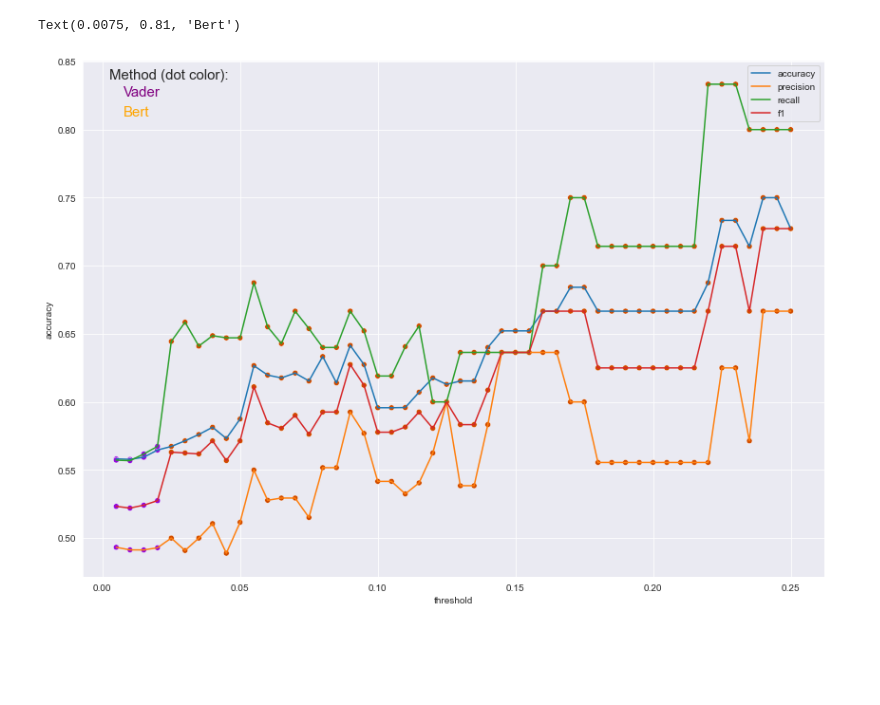
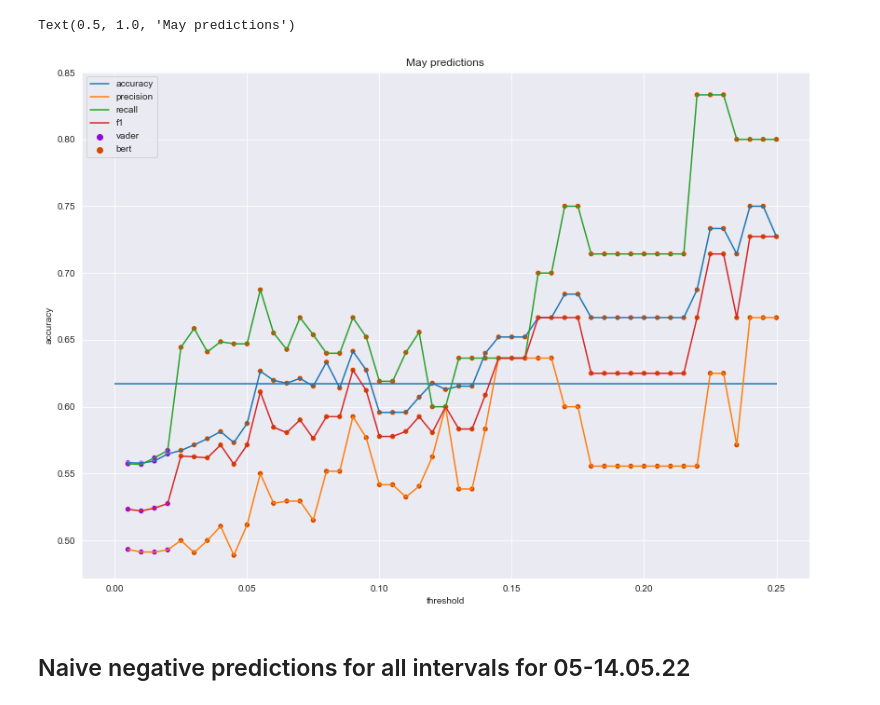
Before and after one commit to jzmujdzin/luna-nlp-paper, a Jupyter notebook: notebooks/threshold_analysis.ipynb, the cells around one changed output. Cells and saved outputs as stored; diff of their text form; code cells hidden in the pictures; blank space fills up the shorter version.

Commit message:
add naive prediction analysis for may

```diff
--- a/notebooks/threshold_analysis.ipynb
+++ b/notebooks/threshold_analysis.ipynb
@@ -16,0 +106,29 @@ best_preds_for_each_threshold = best_preds_for_each_threshold[best_preds_for_eac
+# %%
+def calc_conf_matrix_stats(interval) -> list:
+    """Retrieve metrics for classification"""
+    conf_matrix = get_confusion_matrix(interval)
+    return [
+        interval,
+        "naive",
+        calc_accuracy(conf_matrix),
+        calc_precision(conf_matrix),
+        calc_recall(conf_matrix),
+        calc_f1_score(
+            calc_recall(conf_matrix), calc_precision(conf_matrix)
+        ),
+        calc_false_ommision_rate(conf_matrix),
+        calc_false_positive_rate(conf_matrix),
+        calc_specificity(conf_matrix),
+    ]
+# %%
+naive_df = pd.DataFrame([calc_conf_matrix_stats(interval) for interval in interval_list], columns=[
+            "interval",
+            "method",
+            "accuracy",
+            "precision",
+            "recall",
+            "f1_score",
+            "false_ommision_rate",
+            "false_positive_rate",
+            "specificity"
+        ])
@@ -17,17 +143,18 @@ best_preds_for_each_threshold = best_preds_for_each_threshold[best_preds_for_eac
 # %%
 plt.figure(figsize=(14, 10))
 plt.plot(best_preds_for_each_threshold.threshold, best_preds_for_each_threshold.accuracy)
 plt.plot(best_preds_for_each_threshold.threshold, best_preds_for_each_threshold.precision)
 plt.plot(best_preds_for_each_threshold.threshold, best_preds_for_each_threshold.recall)
 plt.plot(best_preds_for_each_threshold.threshold, best_preds_for_each_threshold.f1_score)
-sns.scatterplot(best_preds_for_each_threshold.threshold, best_preds_for_each_threshold.accuracy, hue=best_preds_for_each_threshold.method, palette='gnuplot')
-sns.scatterplot(best_preds_for_each_threshold.threshold, best_preds_for_each_threshold.precision, hue=best_preds_for_each_threshold.method, palette='gnuplot')
-sns.scatterplot(best_preds_for_each_threshold.threshold, best_preds_for_each_threshold.recall, hue=best_preds_for_each_threshold.method, palette='gnuplot')
-sns.scatterplot(best_preds_for_each_threshold.threshold, best_preds_for_each_threshold.f1_score, hue=best_preds_for_each_threshold.method, palette='gnuplot')
-plt.legend(('accuracy', 'precision', 'recall', 'f1'))
-plt.text(0.0025, 0.8375, 'Method (dot color):', fontsize=15)
-plt.text(0.0075, 0.825, 'Vader', fontsize=15, color='purple')
-plt.text(0.0075, 0.81, 'Bert', fontsize=15, color='orange')
+sns.scatterplot(best_preds_for_each_threshold.threshold, best_preds_for_each_threshold.accuracy, hue=best_preds_for_each_threshold.method, palette='gnuplot', label='_nolegend_')
+sns.scatterplot(best_preds_for_each_threshold.threshold, best_preds_for_each_threshold.precision, hue=best_preds_for_each_threshold.method, palette='gnuplot', label='_nolegend_')
+sns.scatterplot(best_preds_for_each_threshold.threshold, best_preds_for_each_threshold.recall, hue=best_preds_for_each_threshold.method, palette='gnuplot', label='_nolegend_')
+sns.scatterplot(best_preds_for_each_threshold.threshold, best_preds_for_each_threshold.f1_score, hue=best_preds_for_each_threshold.method, palette='gnuplot', label='_nolegend_')
+plt.hlines(y=np.max(naive_df.accuracy), xmin=0, xmax=0.25)
+plt.legend(('accuracy', 'precision', 'recall', 'f1', 'vader', 'bert'))
+plt.title('May predictions')
 # %% [output]
-Text(0.0075, 0.81, 'Bert')
+Text(0.5, 1.0, 'May predictions')
-[figure, old version]
+[figure, new version]
+# %% [markdown]
+## Naive negative predictions for all intervals for 05-14.05.22
```
Also changed, not shown: parts of 9 cells of this notebook.
